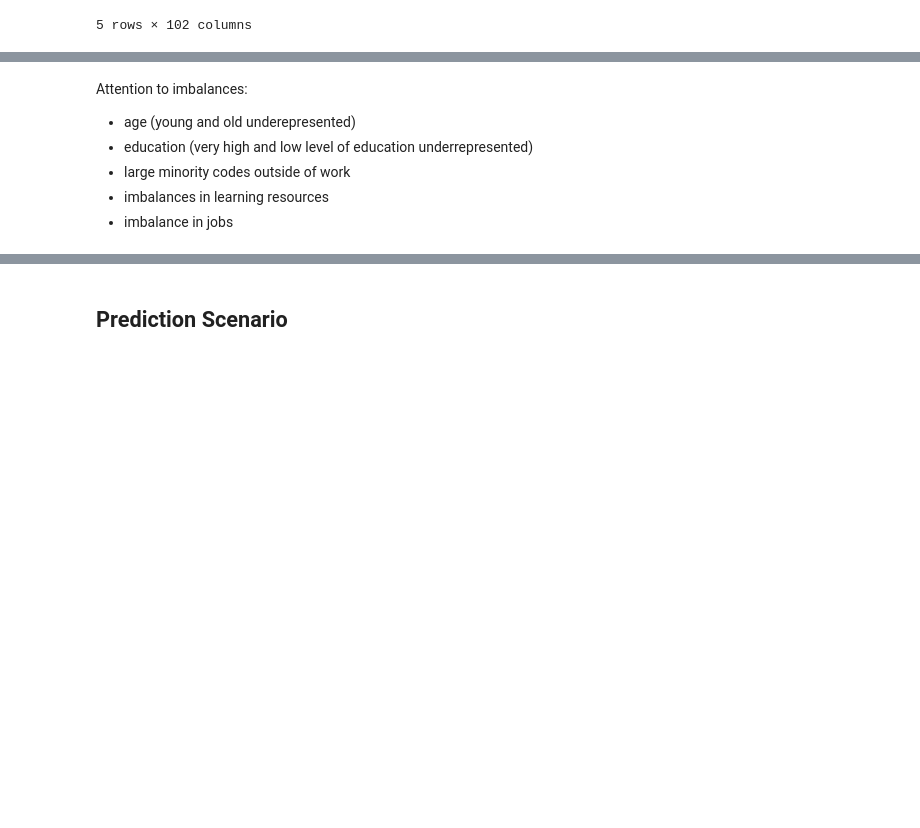
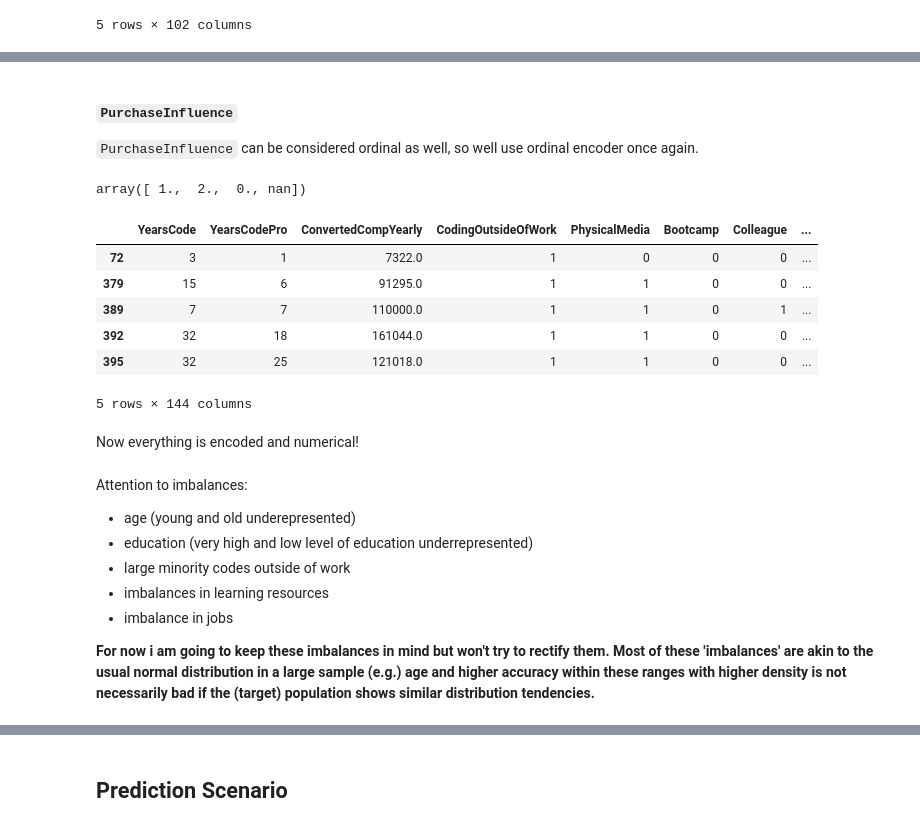
Before and after one commit to DavidB1999/Udacity-Project---Stack-Overflow-Annual-Developer-Survey, a Jupyter notebook: Analysis.ipynb, the cells around one changed output, grey strips where cells are left out. Cells and saved outputs as stored; diff of their text form; code cells hidden in the pictures; blank space fills up the shorter version.

```diff
--- a/Analysis.ipynb
+++ b/Analysis.ipynb
@@ -424,0 +457,9 @@ df2.head()
+# %%
+counts = df['DevType'].value_counts()
+
+df2['DevType_grouped'] = df2['DevType'].apply(
+    lambda x: x if counts.get(x, 0) >= 30 and 'Other (please specify):' not in x else 'Other'
+).str.replace(' ', '_', regex=False)
+
+df2 = pd.get_dummies(df2, columns=['DevType_grouped'], dtype=float).drop(columns=['DevType'])
+df2.head()
@@ -424,0 +480,7 @@ df2.head()
+# %%
+# remove freelancing and self-employment
+df2 = df2[
+    df2['OrgSize'] != "Just me - I am a freelancer, sole proprietor, etc."
+]
+
+df2.shape
@@ -424,0 +489,15 @@ df2.head()
+# %%
+df2.replace(
+    {'I don’t know': np.nan}, inplace=True
+)
+
+# encode 'OrgSize'
+encoder = OrdinalEncoder(categories=[['2 to 9 employees', '10 to 19 employees', '20 to 99 employees', '100 to 499 employees', '500 to 999 employees',
+                                      '1,000 to 4,999 employees', '5,000 to 9,999 employees', '10,000 or more employees', np.nan]],
+                        dtype=float, encoded_missing_value=np.nan)
+df2['OrgSize_encoded'] = encoder.fit_transform(df2[['OrgSize']])
+
+df2.drop(['OrgSize'], axis=1, inplace=True)
+
+
+df2.OrgSize_encoded.unique()
@@ -425,3 +516,33 @@ df2.head()
+# %% [markdown]
+##### `PurchaseInfluence`
+
+`PurchaseInfluence` can be considered ordinal as well, so well use ordinal encoder once again.
+# %%
+df2.PurchaseInfluence.unique()
+
+# encode 'OrgSize'
+encoder = OrdinalEncoder(categories=[['I have little or no influence', 'I have some influence', 'I have a great deal of influence',  np.nan]],
+                        dtype=float, encoded_missing_value=np.nan)
+df2['PurchaseInfluence_encoded'] = encoder.fit_transform(df2[['PurchaseInfluence']])
+
+df2.drop(['PurchaseInfluence'], axis=1, inplace=True)
+
+
+df2.PurchaseInfluence_encoded.unique()
+# %% [output]
+array([ 1.,  2.,  0., nan])
+# %%
+df2.head()
+# %% [output]
+|  | YearsCode | YearsCodePro | ConvertedCompYearly | CodingOutsideOfWork | PhysicalMedia | Bootcamp | Colleague | ... |
+| 72 | 3 | 1 | 7322.0 | 1 | 0 | 0 | 0 | ... |
+| 379 | 15 | 6 | 91295.0 | 1 | 1 | 0 | 0 | ... |
+| 389 | 7 | 7 | 110000.0 | 1 | 1 | 0 | 1 | ... |
+| 392 | 32 | 18 | 161044.0 | 1 | 1 | 0 | 0 | ... |
+| 395 | 32 | 25 | 121018.0 | 1 | 1 | 0 | 0 | ... |
+5 rows × 144 columns
+# %% [markdown]
+Now everything is encoded and numerical!
 # %% [markdown]
 
 Attention to imbalances:
@@ -430,3 +551,5 @@ Attention to imbalances:
 - large minority codes outside of work
 - imbalances in learning resources
 - imbalance in jobs
+
+**For now i am going to keep these imbalances in mind but won't try to rectify them. Most of these 'imbalances' are akin to the usual normal distribution in a large sample (e.g.) age and higher accuracy within these ranges with higher density is not necessarily bad if the (target) population shows similar distribution tendencies.**
```
Also changed, not shown: parts of 14 cells of this notebook.
